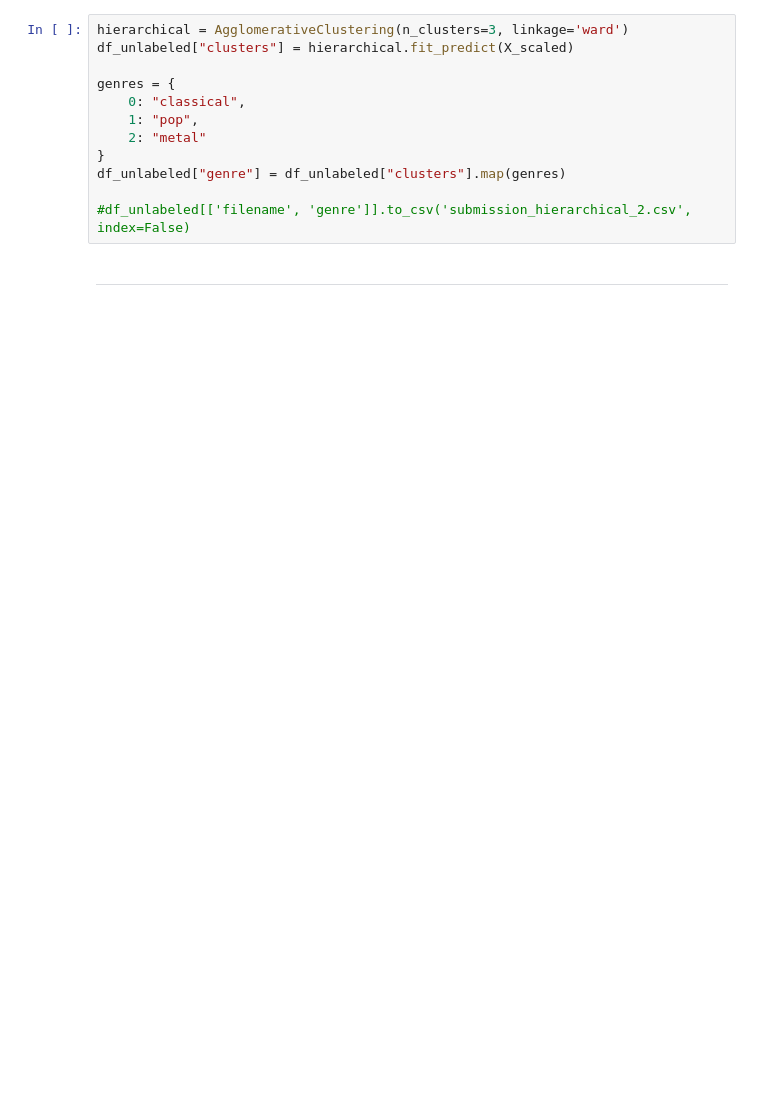
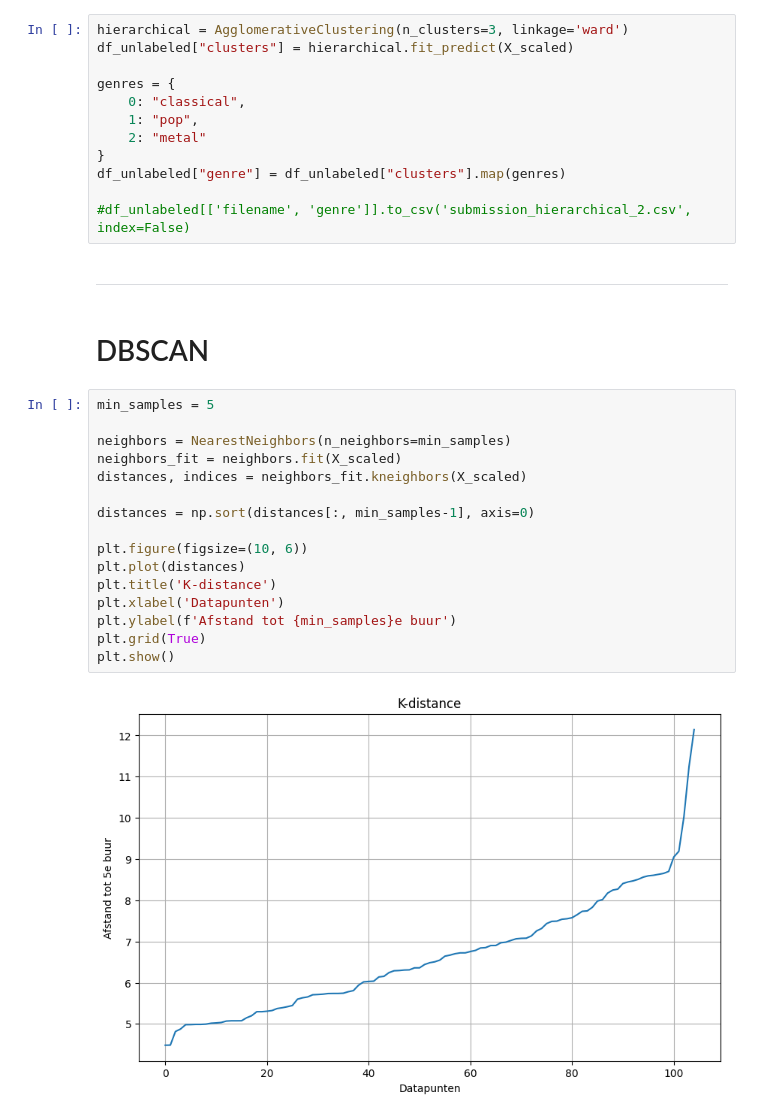
Before and after one commit to ZNezirov/Opdracht-3-Muziek-genre-clustering-2025-26, a Jupyter notebook: zNotebook - Opdracht 3.ipynb, the cells around one changed output. Cells and saved outputs as stored; diff of their text form; blank space fills up the shorter version.

```diff
--- a/zNotebook - Opdracht 3.ipynb
+++ b/zNotebook - Opdracht 3.ipynb
@@ -431,3 +440,23 @@ df_unlabeled["genre"] = df_unlabeled["clusters"].map(genres)
 #df_unlabeled[['filename', 'genre']].to_csv('submission_hierarchical_2.csv', index=False)
 # %% [markdown]
 ---
+# %% [markdown]
+# DBSCAN
+# %%
+min_samples = 5
+
+neighbors = NearestNeighbors(n_neighbors=min_samples)
+neighbors_fit = neighbors.fit(X_scaled)
+distances, indices = neighbors_fit.kneighbors(X_scaled)
+
+distances = np.sort(distances[:, min_samples-1], axis=0)
+
+plt.figure(figsize=(10, 6))
+plt.plot(distances)
+plt.title('K-distance')
+plt.xlabel('Datapunten')
+plt.ylabel(f'Afstand tot {min_samples}e buur')
+plt.grid(True)
+plt.show()
+# %% [output]
+[figure, added]
```
Also changed, not shown: parts of 17 cells of this notebook, 1 other file.
